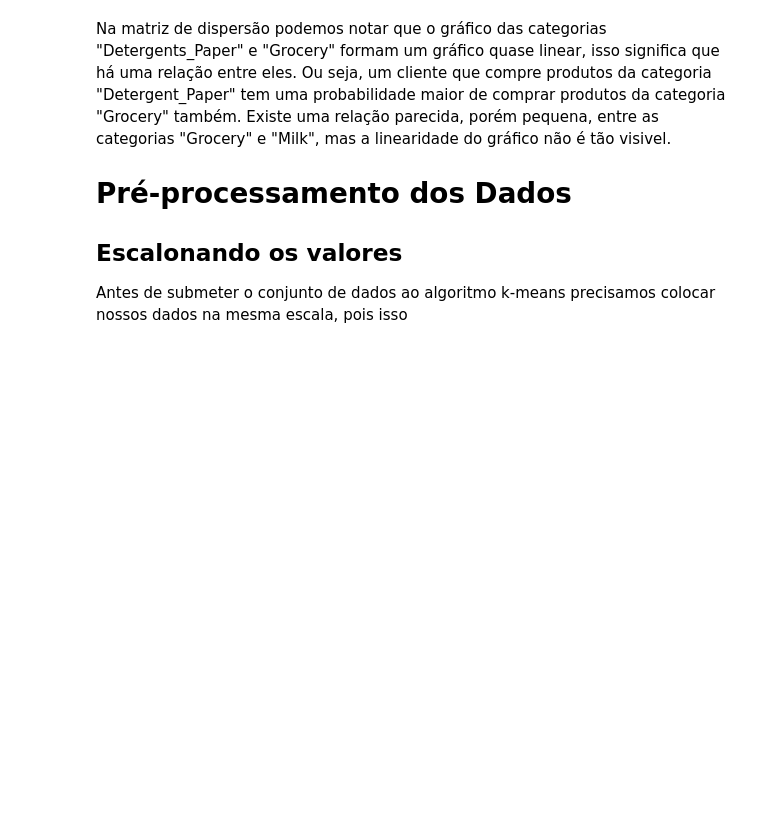
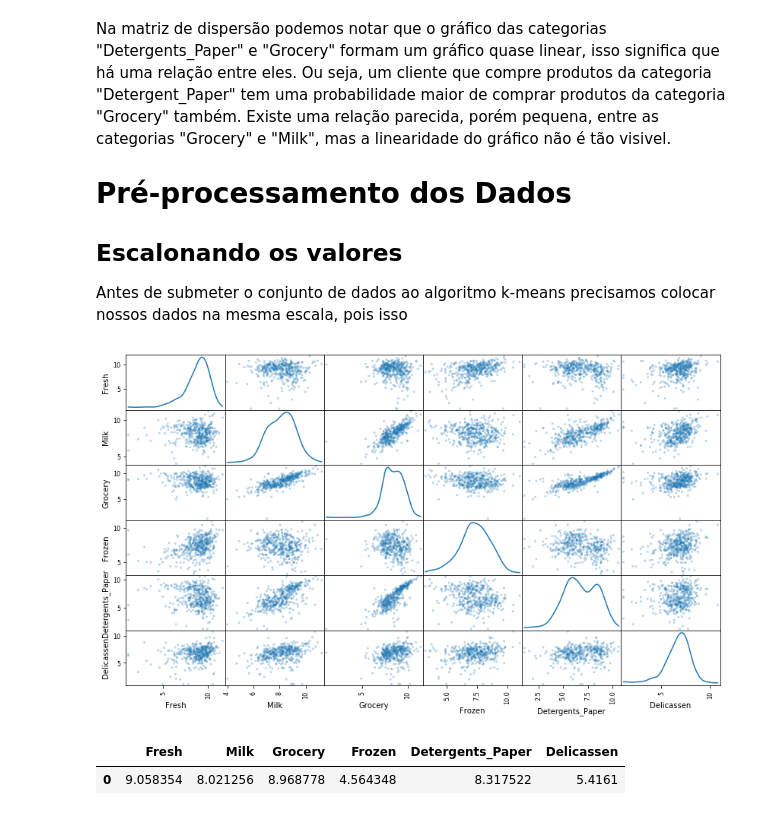
Before and after one commit to erikawa/client-segmentation, a Jupyter notebook: notebooks/Client Segmentation Essay.ipynb, the cells around one changed output. Drawn from its saved outputs; the diff is of its cells as text; code cells hidden in the pictures; blank space fills up the shorter version.

```diff
--- a/notebooks/Client Segmentation Essay.ipynb
+++ b/notebooks/Client Segmentation Essay.ipynb
@@ -102,3 +102,19 @@ Na matriz de dispersão podemos notar que o gráfico das categorias "Detergents_
 ## Escalonando os valores
 
 Antes de submeter o conjunto de dados ao algoritmo k-means precisamos colocar nossos dados na mesma escala, pois isso
+# %%
+# TODO: Escalone os dados utilizando o algoritmo natural
+log_data = np.log(dataset)
+
+# TODO: Escalone a amostra de dados utilizando o algoritmo natural
+log_samples = np.log(samples)
+
+# Produza uma matriz de dispersão para cada par de atributos novos-transformados
+pd.scatter_matrix(log_data, alpha = 0.3, figsize = (14,8), diagonal = 'kde');
+# %% [output]
+[figure, added]
+# %%
+log_samples
+# %% [output]
+|  | Fresh | Milk | Grocery | Frozen | Detergents_Paper | Delicassen |
+| 0 | 9.058354 | 8.021256 | 8.968778 | 4.564348 | 8.317522 | 5.4161 |
```
Also changed, not shown: 1 other file.
